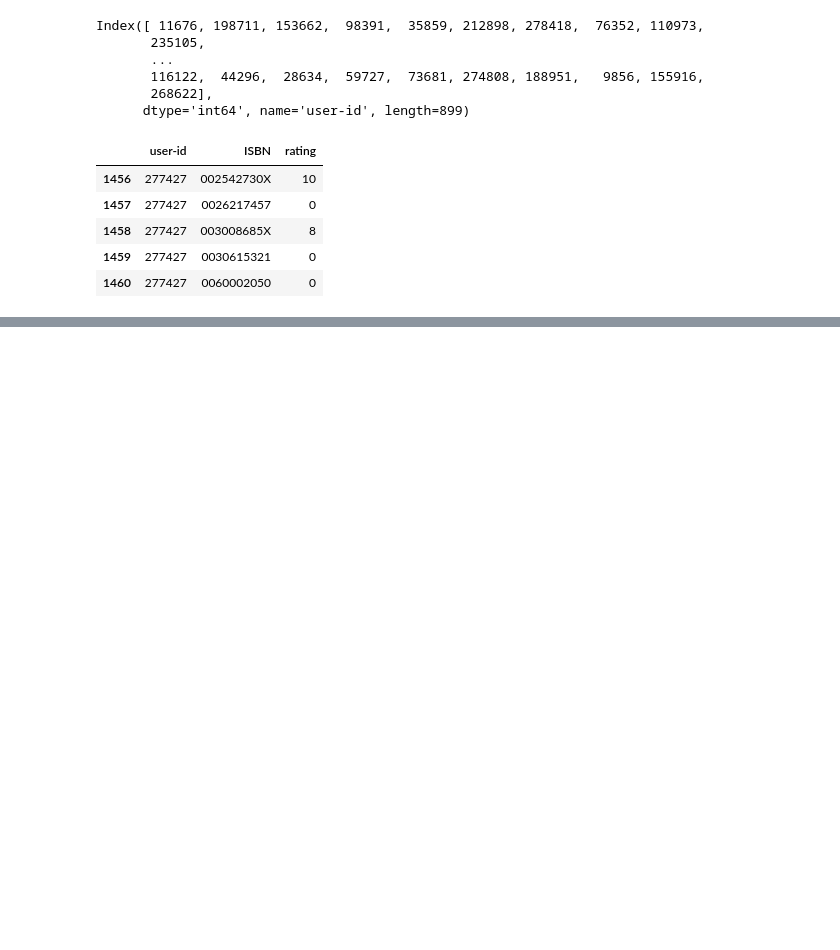
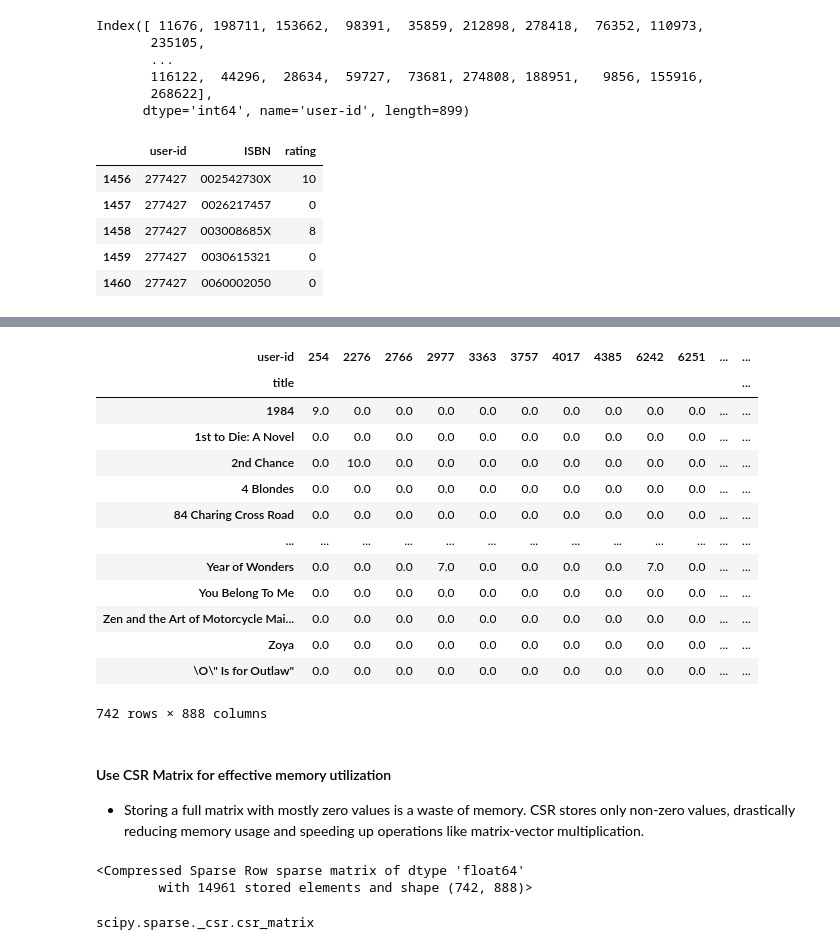
Before and after one commit to anulsasidharan/End-to-End-Book-Recommender-System, a Jupyter notebook: notebook/research.ipynb, the cells around one changed output, grey strips where cells are left out. Cells and saved outputs as stored; diff of their text form; code cells hidden in the pictures; blank space fills up the shorter version.

```diff
--- a/notebook/research.ipynb
+++ b/notebook/research.ipynb
@@ -233,0 +332,24 @@ rating_with_books.head()
+# %%
+# Convert all the NaN values to 0, sothat we can pass the data to the ML model
+book_pivot.fillna(0, inplace=True)
+# %%
+book_pivot
+# %% [output]
+| user-id | 254 | 2276 | 2766 | 2977 | 3363 | 3757 | 4017 | 4385 | 6242 | 6251 | ... | ... |
+| title |  |  |  |  |  |  |  |  |  |  |  | ... |
+| 1984 | 9.0 | 0.0 | 0.0 | 0.0 | 0.0 | 0.0 | 0.0 | 0.0 | 0.0 | 0.0 | ... | ... |
+| 1st to Die: A Novel | 0.0 | 0.0 | 0.0 | 0.0 | 0.0 | 0.0 | 0.0 | 0.0 | 0.0 | 0.0 | ... | ... |
+| 2nd Chance | 0.0 | 10.0 | 0.0 | 0.0 | 0.0 | 0.0 | 0.0 | 0.0 | 0.0 | 0.0 | ... | ... |
+| 4 Blondes | 0.0 | 0.0 | 0.0 | 0.0 | 0.0 | 0.0 | 0.0 | 0.0 | 0.0 | 0.0 | ... | ... |
+| 84 Charing Cross Road | 0.0 | 0.0 | 0.0 | 0.0 | 0.0 | 0.0 | 0.0 | 0.0 | 0.0 | 0.0 | ... | ... |
+| ... | ... | ... | ... | ... | ... | ... | ... | ... | ... | ... | ... | ... |
+| Year of Wonders | 0.0 | 0.0 | 0.0 | 7.0 | 0.0 | 0.0 | 0.0 | 0.0 | 7.0 | 0.0 | ... | ... |
+| You Belong To Me | 0.0 | 0.0 | 0.0 | 0.0 | 0.0 | 0.0 | 0.0 | 0.0 | 0.0 | 0.0 | ... | ... |
+| Zen and the Art of Motorcycle Mai... | 0.0 | 0.0 | 0.0 | 0.0 | 0.0 | 0.0 | 0.0 | 0.0 | 0.0 | 0.0 | ... | ... |
+| Zoya | 0.0 | 0.0 | 0.0 | 0.0 | 0.0 | 0.0 | 0.0 | 0.0 | 0.0 | 0.0 | ... | ... |
+| \O\" Is for Outlaw" | 0.0 | 0.0 | 0.0 | 0.0 | 0.0 | 0.0 | 0.0 | 0.0 | 0.0 | 0.0 | ... | ... |
+742 rows × 888 columns
+# %% [markdown]
+#### Use CSR Matrix for effective memory utilization
+
+- Storing a full matrix with mostly zero values is a waste of memory. CSR stores only non-zero values, drastically reducing memory usage and speeding up operations like matrix-vector multiplication.
@@ -233,0 +360,9 @@ rating_with_books.head()
+# %%
+book_sparse
+# %% [output]
+<Compressed Sparse Row sparse matrix of dtype 'float64'
+        with 14961 stored elements and shape (742, 888)>
+# %%
+type(book_sparse)
+# %% [output]
+scipy.sparse._csr.csr_matrix
```
Also changed, not shown: parts of 44 cells of this notebook, 4 other files.
